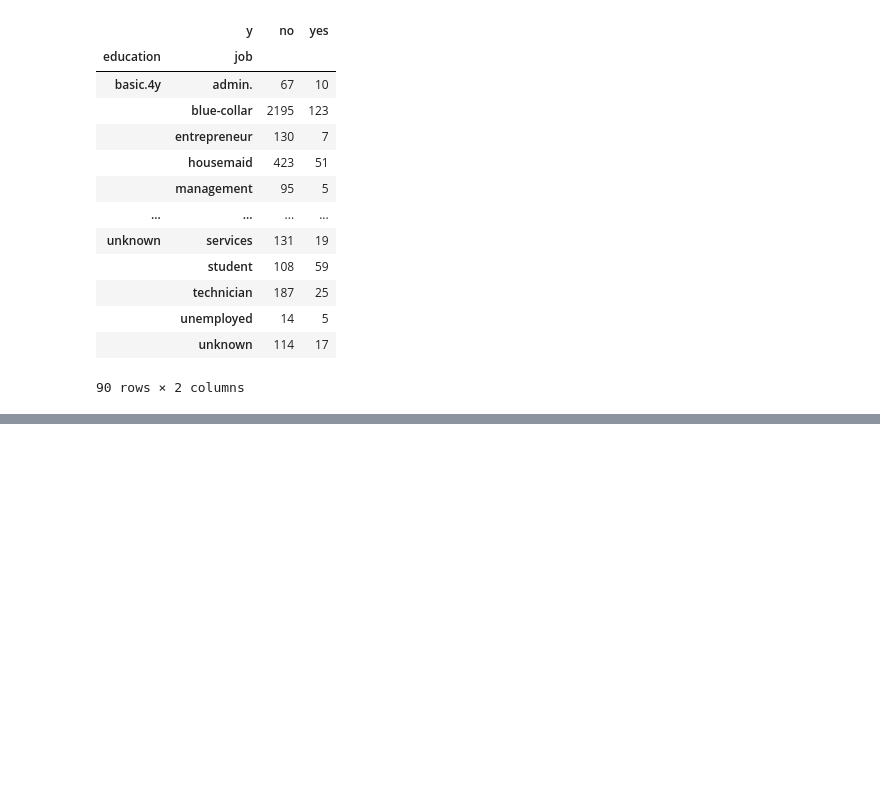
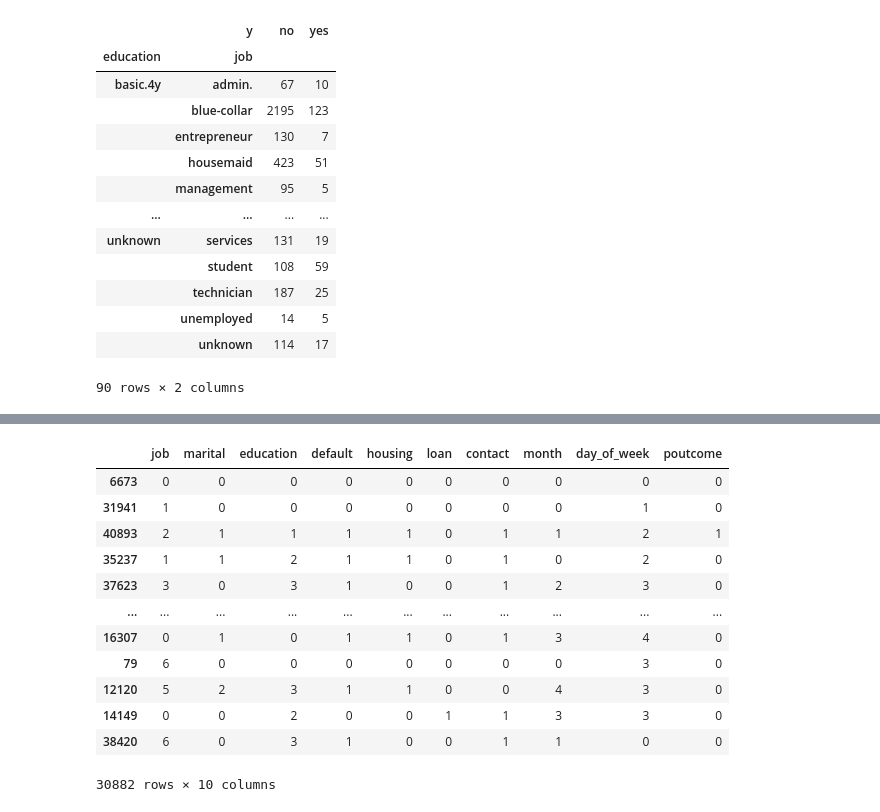
Before and after one commit to agustinluj/First-ML-Algorithm-Logistic-Regression, a Jupyter notebook: src/explore.ipynb, the cells around one changed output, grey strips where cells are left out. Drawn from its saved outputs; the diff is of its cells as text; code cells hidden in the pictures; blank space fills up the shorter version.

```diff
--- a/src/explore.ipynb
+++ b/src/explore.ipynb
@@ -161,0 +189,18 @@ pivot_percentage.style.format("{:.2f}%")
+# %%
+df_train_categ_factorized = df_train[categoric_columns].apply(lambda col: pd.factorize(col)[0])
+df_test_categ_factorized = df_test[categoric_columns].apply(lambda col: pd.factorize(col)[0])
+df_train_categ_factorized
+# %% [output]
+|  | job | marital | education | default | housing | loan | contact | month | day_of_week | poutcome |
+| 6673 | 0 | 0 | 0 | 0 | 0 | 0 | 0 | 0 | 0 | 0 |
+| 31941 | 1 | 0 | 0 | 0 | 0 | 0 | 0 | 0 | 1 | 0 |
+| 40893 | 2 | 1 | 1 | 1 | 1 | 0 | 1 | 1 | 2 | 1 |
+| 35237 | 1 | 1 | 2 | 1 | 1 | 0 | 1 | 0 | 2 | 0 |
+| 37623 | 3 | 0 | 3 | 1 | 0 | 0 | 1 | 2 | 3 | 0 |
+| ... | ... | ... | ... | ... | ... | ... | ... | ... | ... | ... |
+| 16307 | 0 | 1 | 0 | 1 | 1 | 0 | 1 | 3 | 4 | 0 |
+| 79 | 6 | 0 | 0 | 0 | 0 | 0 | 0 | 0 | 3 | 0 |
+| 12120 | 5 | 2 | 3 | 1 | 1 | 0 | 0 | 4 | 3 | 0 |
+| 14149 | 0 | 0 | 2 | 0 | 0 | 1 | 1 | 3 | 3 | 0 |
+| 38420 | 6 | 0 | 3 | 1 | 0 | 0 | 1 | 1 | 0 | 0 |
+30882 rows × 10 columns
```
Also changed, not shown: parts of 8 cells of this notebook.
